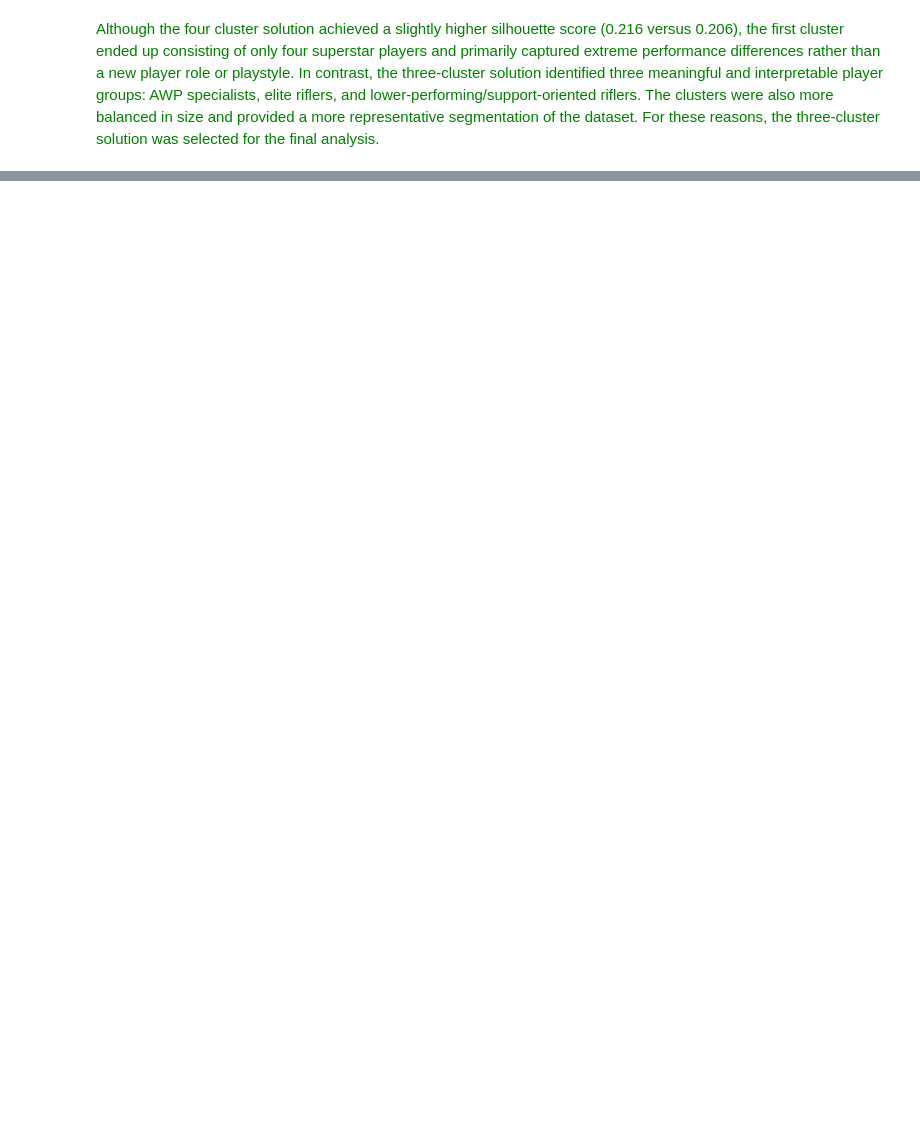
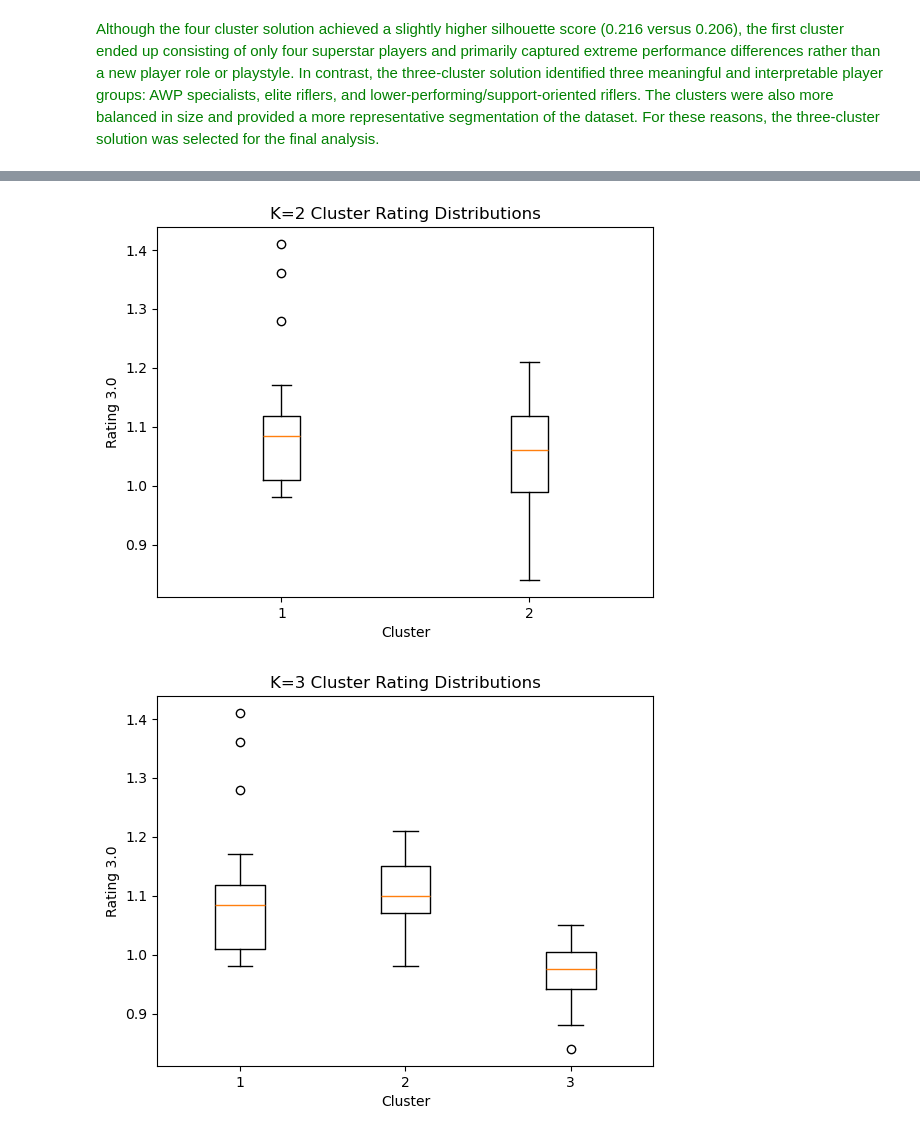
Before and after one commit to dantngn98/hltv_players_unsupervised_learning, a Jupyter notebook: notebooks/Hierarchical_clustering.ipynb, the cells around one changed output, grey strips where cells are left out. Cells and saved outputs as stored; diff of their text form; code cells hidden in the pictures; blank space fills up the shorter version.

```diff
--- a/notebooks/Hierarchical_clustering.ipynb
+++ b/notebooks/Hierarchical_clustering.ipynb
@@ -425,0 +512,37 @@ shape: (4, 5)
+# %%
+
+k2_rating = [
+    df2[df2["Cluster"] == c]["RATING_3_0"]
+    for c in sorted(df2["Cluster"].unique())
+]
+
+plt.boxplot(k2_rating)
+plt.title("K=2 Cluster Rating Distributions")
+plt.ylabel("Rating 3.0")
+plt.xlabel("Cluster")
+plt.show()
+
+k3_rating = [
+    df3[df3["Cluster"] == c]["RATING_3_0"]
+    for c in sorted(df3["Cluster"].unique())
+]
+
+plt.boxplot(k3_rating)
+plt.title("K=3 Cluster Rating Distributions")
+plt.ylabel("Rating 3.0")
+plt.xlabel("Cluster")
+plt.show()
+
+k4_rating = [
+    df4[df4["Cluster"] == c]["RATING_3_0"]
+    for c in sorted(df4["Cluster"].unique())
+]
+
+plt.boxplot(k4_rating)
+plt.title("K=4 Cluster Rating Distributions")
+plt.ylabel("Rating 3.0")
+plt.xlabel("Cluster")
+plt.show()
+# %% [output]
+[figure, added]
+[figure, added]
```
Also changed, not shown: parts of 14 cells of this notebook, 6 other files.
